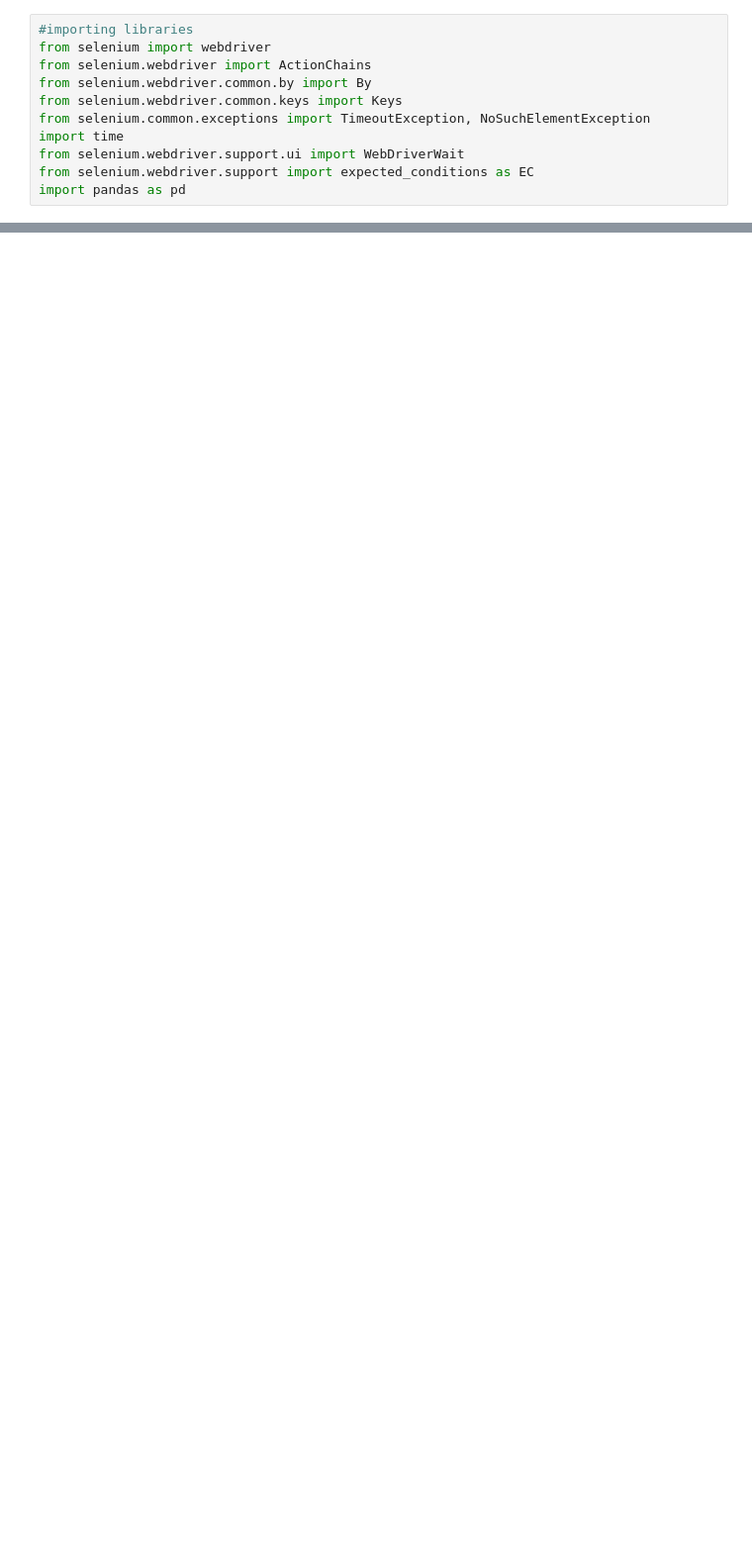
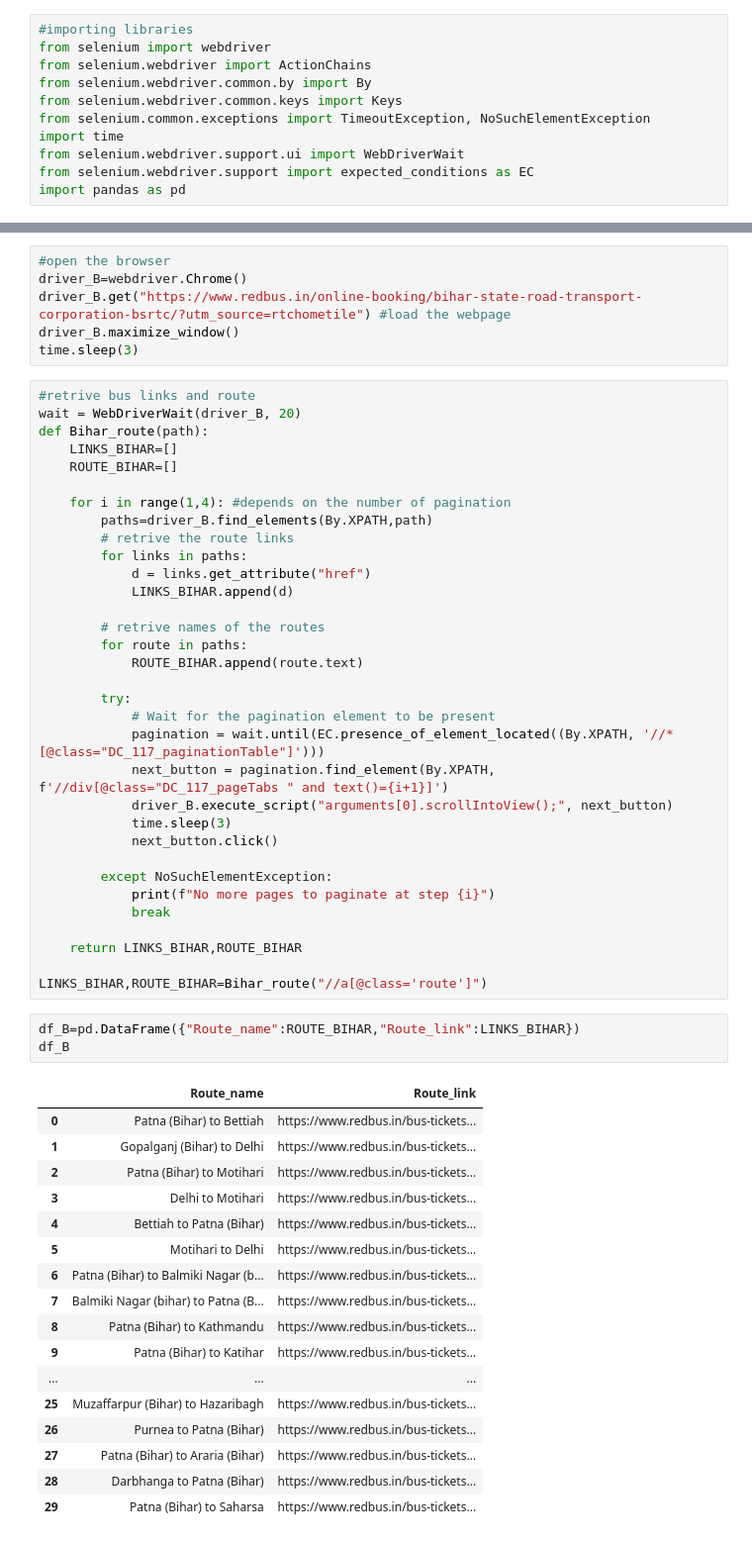
Before and after one commit to saromaddy/redbus_selenium, a Jupyter notebook: collect_srtc.ipynb, the cells around one changed output, grey strips where cells are left out. Shown at 99% size. Cells and saved outputs as stored; diff of their text form; blank space fills up the shorter version.

```diff
--- a/collect_srtc.ipynb
+++ b/collect_srtc.ipynb
@@ -143,0 +248,60 @@ df_WB.to_csv("/Users/saro/Desktop/redbus_selenium/csv_files/df_WB.csv",index=Fal
+# %%
+#open the browser
+driver_B=webdriver.Chrome()
+driver_B.get("https://www.redbus.in/online-booking/bihar-state-road-transport-corporation-bsrtc/?utm_source=rtchometile") #load the webpage
+driver_B.maximize_window()
+time.sleep(3)
+# %%
+#retrive bus links and route
+wait = WebDriverWait(driver_B, 20)
+def Bihar_route(path):
+    LINKS_BIHAR=[]
+    ROUTE_BIHAR=[]
+
+    for i in range(1,4): #depends on the number of pagination
+        paths=driver_B.find_elements(By.XPATH,path)
+        # retrive the route links
+        for links in paths:
+            d = links.get_attribute("href")
+            LINKS_BIHAR.append(d)
+
+        # retrive names of the routes
+        for route in paths:
+            ROUTE_BIHAR.append(route.text)
+
+        try:
+            # Wait for the pagination element to be present
+            pagination = wait.until(EC.presence_of_element_located((By.XPATH, '//*[@class="DC_117_paginationTable"]')))
+            next_button = pagination.find_element(By.XPATH, f'//div[@class="DC_117_pageTabs " and text()={i+1}]')
+            driver_B.execute_script("arguments[0].scrollIntoView();", next_button)
+            time.sleep(3)
+            next_button.click()
+
+        except NoSuchElementException:
+            print(f"No more pages to paginate at step {i}")
+            break
+
+    return LINKS_BIHAR,ROUTE_BIHAR
+
+LINKS_BIHAR,ROUTE_BIHAR=Bihar_route("//a[@class='route']")
+# %%
+df_B=pd.DataFrame({"Route_name":ROUTE_BIHAR,"Route_link":LINKS_BIHAR})
+df_B
+# %% [output]
+|  | Route_name | Route_link |
+| 0 | Patna (Bihar) to Bettiah | https://www.redbus.in/bus-tickets... |
+| 1 | Gopalganj (Bihar) to Delhi | https://www.redbus.in/bus-tickets... |
+| 2 | Patna (Bihar) to Motihari | https://www.redbus.in/bus-tickets... |
+| 3 | Delhi to Motihari | https://www.redbus.in/bus-tickets... |
+| 4 | Bettiah to Patna (Bihar) | https://www.redbus.in/bus-tickets... |
+| 5 | Motihari to Delhi | https://www.redbus.in/bus-tickets... |
+| 6 | Patna (Bihar) to Balmiki Nagar (b... | https://www.redbus.in/bus-tickets... |
+| 7 | Balmiki Nagar (bihar) to Patna (B... | https://www.redbus.in/bus-tickets... |
+| 8 | Patna (Bihar) to Kathmandu | https://www.redbus.in/bus-tickets... |
+| 9 | Patna (Bihar) to Katihar | https://www.redbus.in/bus-tickets... |
+| ... | ... | ... |
+| 25 | Muzaffarpur (Bihar) to Hazaribagh | https://www.redbus.in/bus-tickets... |
+| 26 | Purnea to Patna (Bihar) | https://www.redbus.in/bus-tickets... |
+| 27 | Patna (Bihar) to Araria (Bihar) | https://www.redbus.in/bus-tickets... |
+| 28 | Darbhanga to Patna (Bihar) | https://www.redbus.in/bus-tickets... |
+| 29 | Patna (Bihar) to Saharsa | https://www.redbus.in/bus-tickets... |
```
Also changed, not shown: parts of 53 cells of this notebook, 8 other files.
